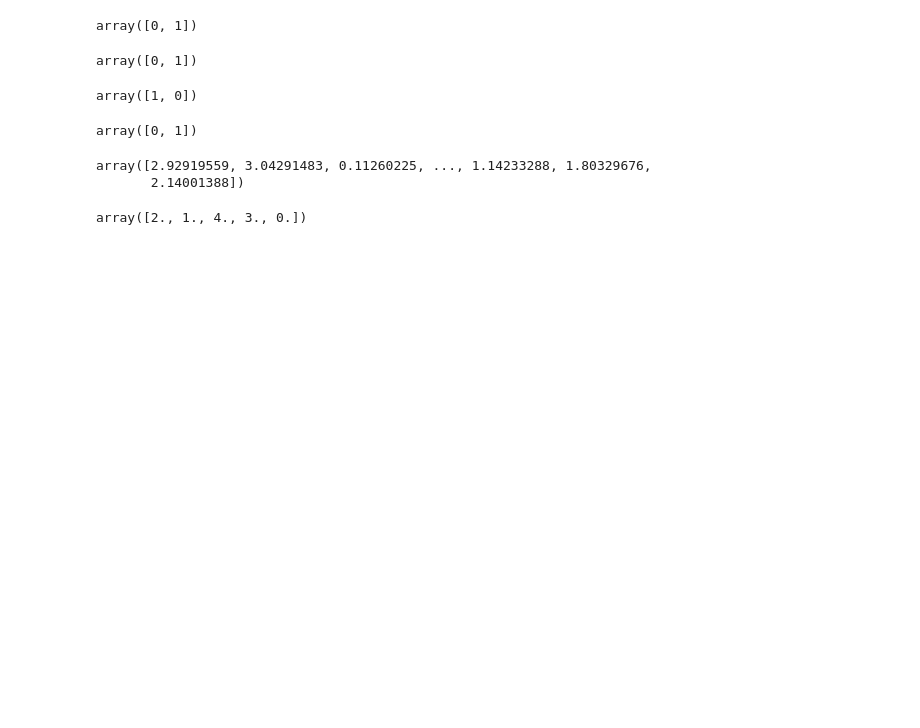
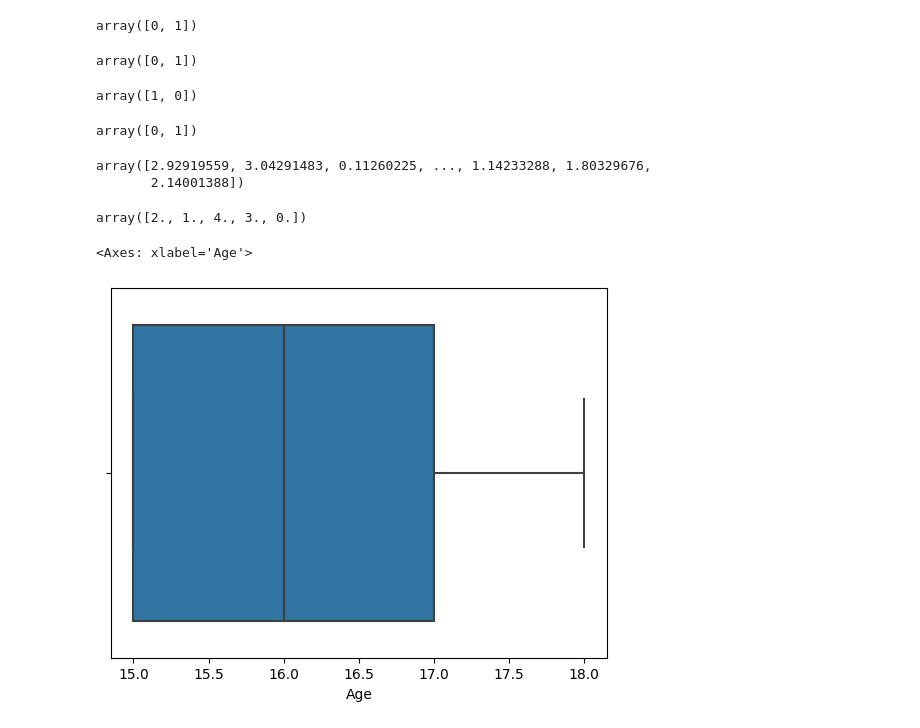
Before and after one commit to TDangarembizi/StudentPerformance, a Jupyter notebook: studentperformance.ipynb, the cells around one changed output. Drawn from its saved outputs; the diff is of its cells as text; code cells hidden in the pictures; blank space fills up the shorter version.

```diff
--- a/studentperformance.ipynb
+++ b/studentperformance.ipynb
@@ -125,0 +129,5 @@ array([2., 1., 4., 3., 0.])
+# %%
+sns.boxplot(x =data['Age'])
+# %% [output]
+<Axes: xlabel='Age'>
+[figure, added]
```
Also changed, not shown: parts of 14 cells of this notebook.
